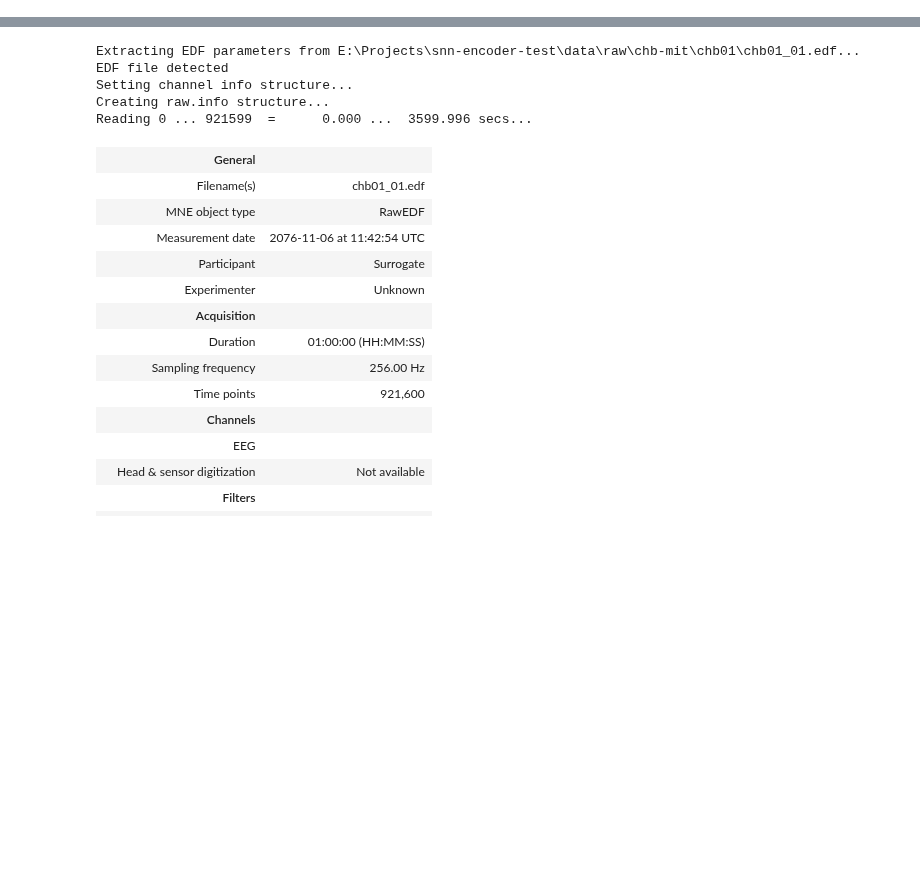
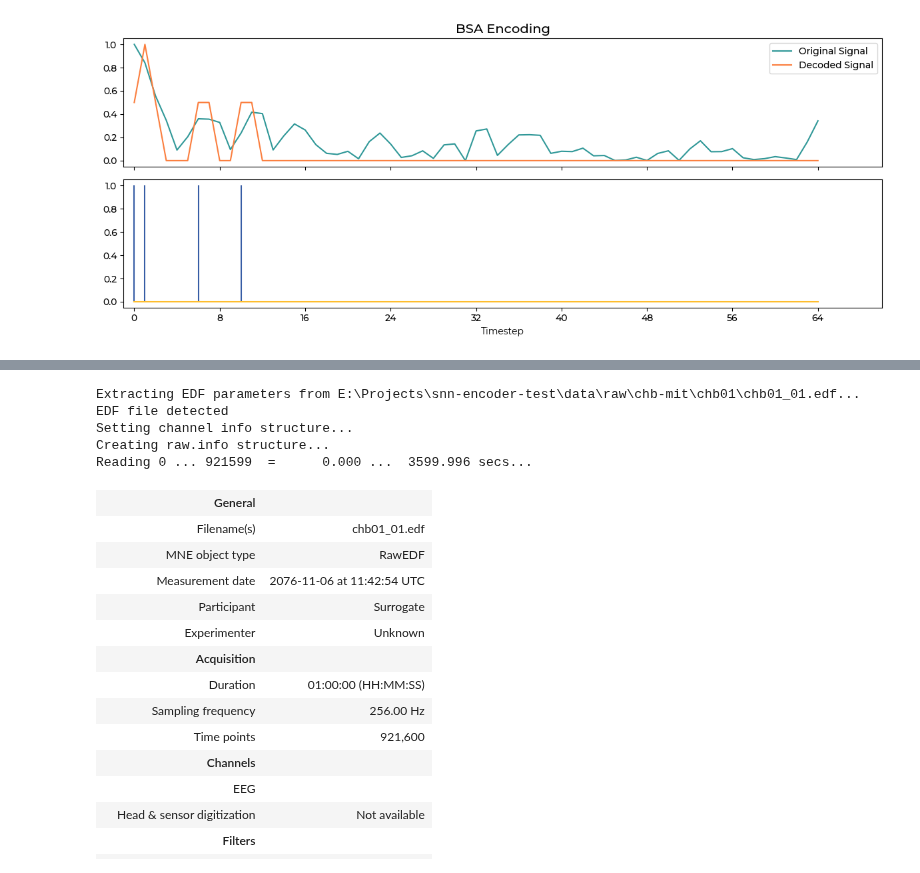
Before and after one commit to sin22766/snn-encoder-test, a Jupyter notebook: notebooks/6-poster-visual.ipynb, the cells around one changed output, grey strips where cells are left out. Saved outputs shown, nothing was run; the diff lists cells and outputs as text; code cells hidden in the pictures; blank space fills up the shorter version.

```diff
--- a/notebooks/6-poster-visual.ipynb
+++ b/notebooks/6-poster-visual.ipynb
@@ -263,0 +227,5 @@ fig.savefig("original.svg", transparent=True)
+# %%
+plt.close("all")
+fig, axes = plot_encoding_comparison(data, encoder="bsa", title="BSA Encoding")
+# %% [output]
+[figure, added]
```
Also changed, not shown: parts of 48 cells of this notebook, 7 other files.
